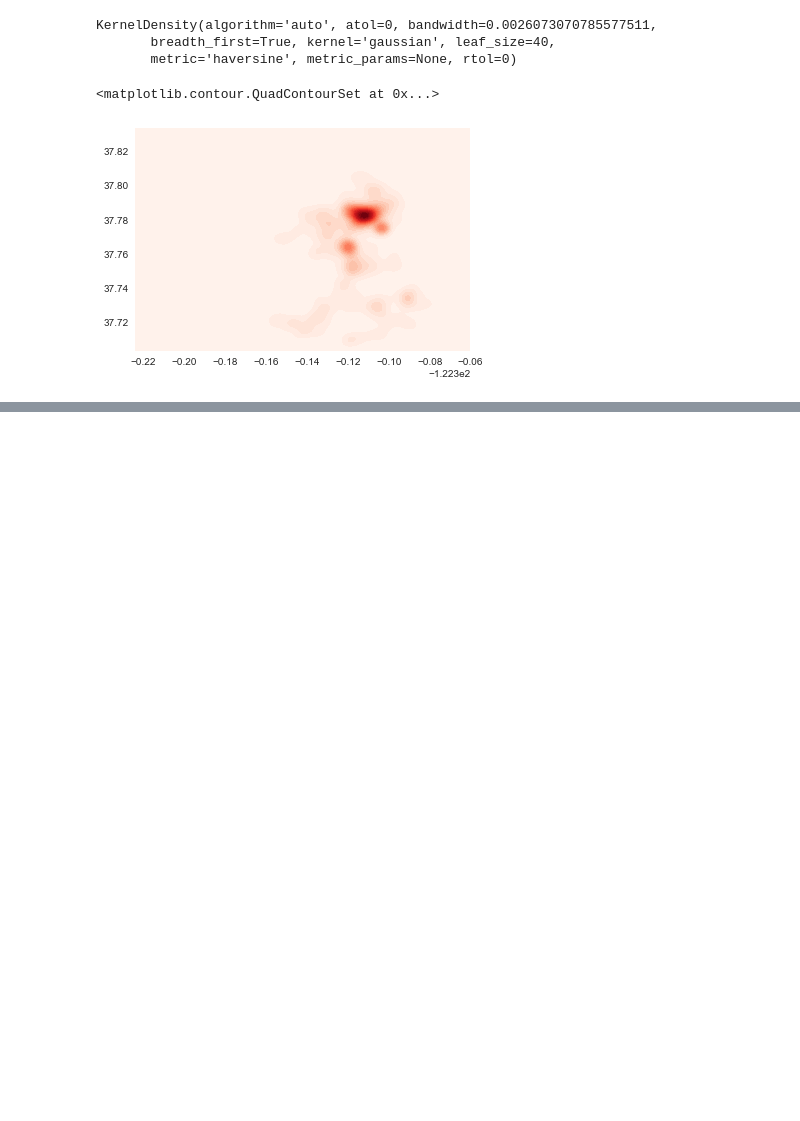
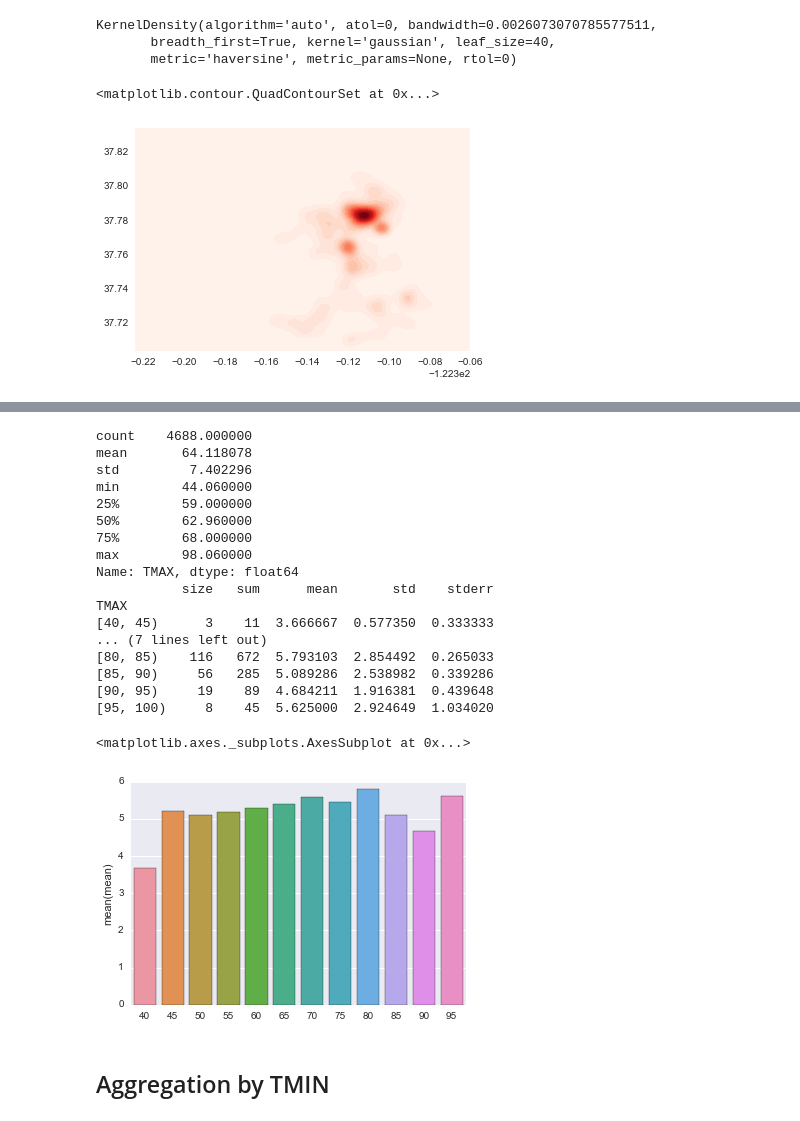
Before and after one commit to jayqi/sf-walk-safety, a Jupyter notebook: ipynbs/Robbery Histograms and KDEs.ipynb, the cells around one changed output, grey strips where cells are left out. Saved outputs shown, nothing was run; the diff lists cells and outputs as text; code cells hidden in the pictures; blank space fills up the shorter version.

```diff
--- a/ipynbs/Robbery Histograms and KDEs.ipynb
+++ b/ipynbs/Robbery Histograms and KDEs.ipynb
@@ -180,0 +248,3 @@ def toheatarray(X,Z):
+# %%
+def celsius2fahrenheit(T):
+    return T * 1.8 + 32
@@ -180,0 +263,32 @@ def toheatarray(X,Z):
+# %%
+groupbydate = df.groupby(by='date').size().to_frame(name='count')
+groupbydate.reset_index(inplace=True)
+groupbydate = groupbydate.merge(weather,how="inner",left_on="date",right_on="DATE")
+groupbydate['TMAX'] = groupbydate.TMAX.apply(celsius2fahrenheit)
+groupbytmax = groupbydate.groupby(pd.cut(groupbydate.TMAX,bins=range(40,101,5),right=False))
+groupbytmax = groupbytmax['count'].agg(['size','sum','mean','std'])
+groupbytmax['stderr'] = groupbytmax.apply(lambda row: row['std']/np.sqrt(row['size']),axis=1)
+print groupbytmax
+sns.barplot(x=np.arange(40,100,5),y=groupbytmax['mean'])
+# %% [output]
+count    4688.000000
+mean       64.118078
+std         7.402296
+min        44.060000
+25%        59.000000
+50%        62.960000
+75%        68.000000
+max        98.060000
+Name: TMAX, dtype: float64
+           size   sum      mean       std    stderr
+TMAX
+[40, 45)      3    11  3.666667  0.577350  0.333333
+... (7 lines left out)
+[80, 85)    116   672  5.793103  2.854492  0.265033
+[85, 90)     56   285  5.089286  2.538982  0.339286
+[90, 95)     19    89  4.684211  1.916381  0.439648
+[95, 100)     8    45  5.625000  2.924649  1.034020
+<matplotlib.axes._subplots.AxesSubplot at 0x...>
+[figure, added]
+# %% [markdown]
+## Aggregation by TMIN
```
Also changed, not shown: parts of 10 cells of this notebook.
